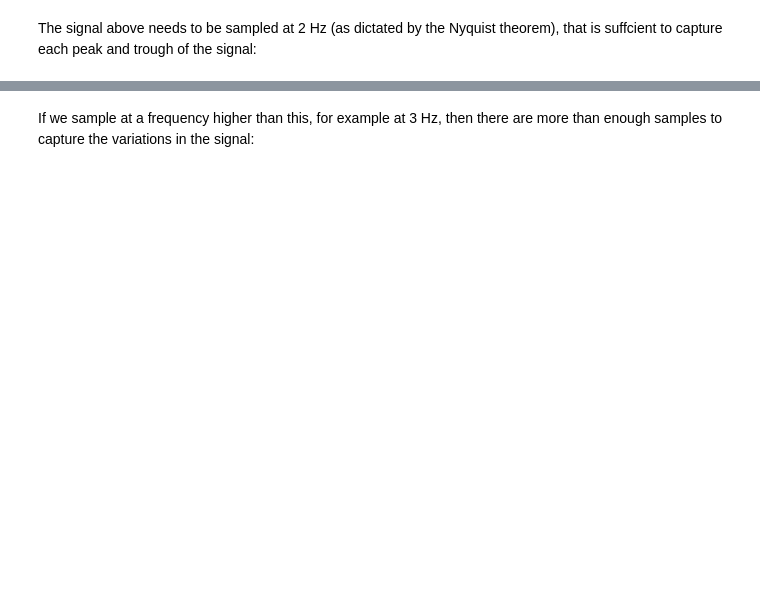
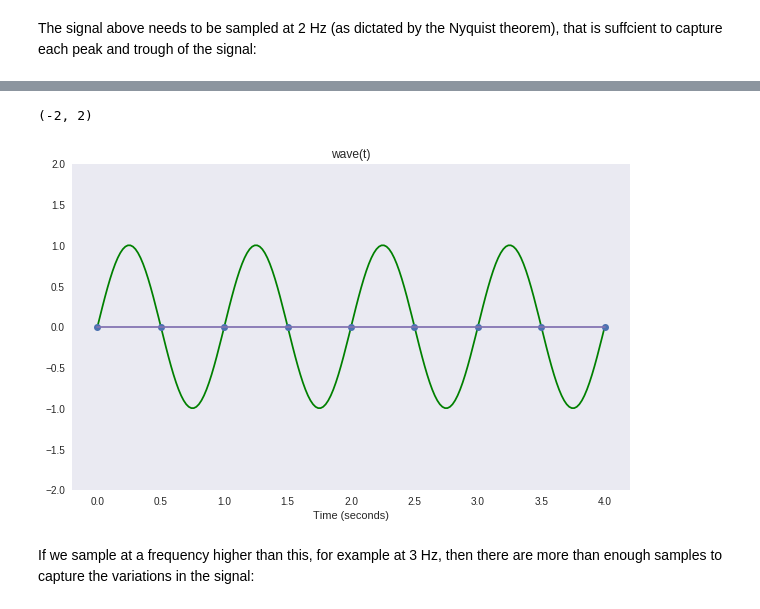
Before and after one commit to nakabox/Week2_public, a Jupyter notebook: 03_SignalsProcessing.ipynb, the cells around one changed output, grey strips where cells are left out. Saved outputs shown, nothing was run; the diff lists cells and outputs as text; code cells hidden in the pictures; blank space fills up the shorter version.

```diff
--- a/03_SignalsProcessing.ipynb
+++ b/03_SignalsProcessing.ipynb
@@ -278,3 +290,23 @@ plt.ylim([-2,2])
+# %%
+n_sec = 4
+fs = 2
+
+t = np.linspace(0,n_sec,201)              # 201 points from 0--4
+t2 = np.linspace(0,n_sec,n_sec*fs+1)
+
+y = np.sin(2*np.pi*t)
+y2 = np.sin(2*np.pi*t2)
+
+plt.figure(figsize=(10,6))
+plt.plot(t,y,'g')
+plt.grid()
+plt.xlabel('Time (seconds)')
+plt.title('wave(t)')
+p2 = plt.stem(t2, y2,'b--')
+plt.ylim([-2,2])
+# %% [output]
+(-2, 2)
+[figure, added]
 # %% [markdown]
 If we sample at a frequency higher than this, for example at 3 Hz, then there are more
 than enough samples to capture the variations in the signal:
```
Also changed, not shown: parts of 8 cells of this notebook.
